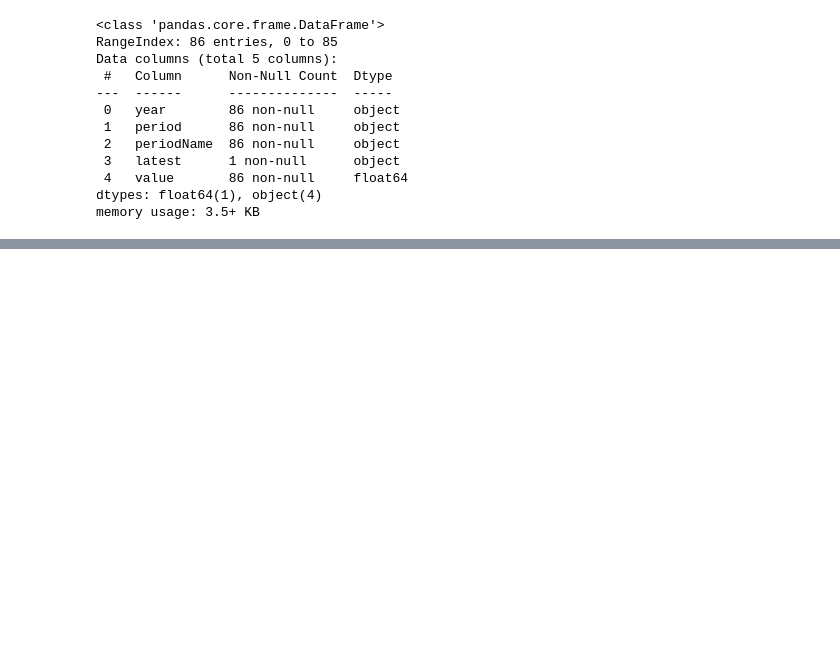
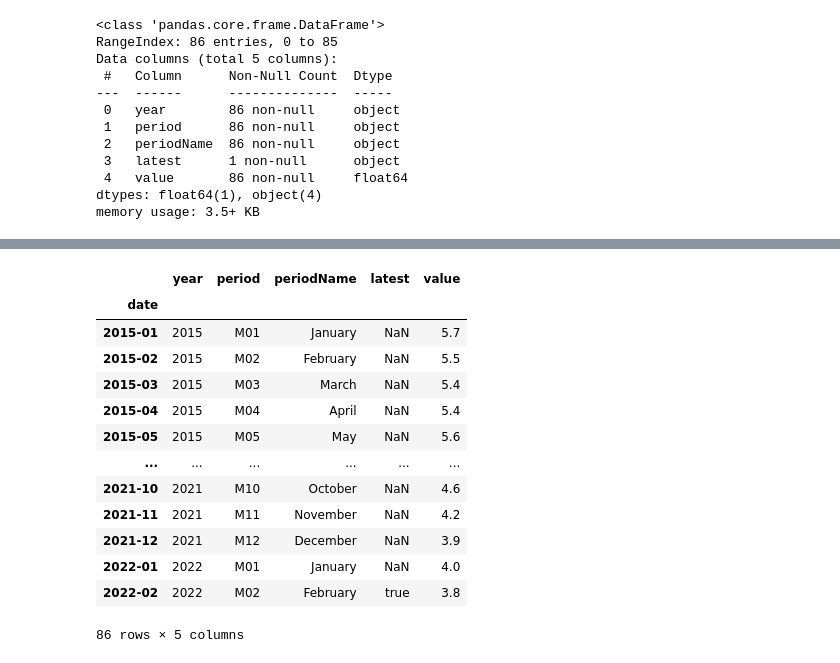
Before and after one commit to jluisjm/Paychex_revenue_forecast, a Jupyter notebook: notebooks/External_data.ipynb, the cells around one changed output, grey strips where cells are left out. Cells and saved outputs as stored; diff of their text form; code cells hidden in the pictures; blank space fills up the shorter version.

```diff
--- a/notebooks/External_data.ipynb
+++ b/notebooks/External_data.ipynb
@@ -64,0 +67,17 @@ df.value.plot()
+# %%
+df.sort_index()
+# %% [output]
+|  | year | period | periodName | latest | value |
+| date |  |  |  |  |  |
+| 2015-01 | 2015 | M01 | January | NaN | 5.7 |
+| 2015-02 | 2015 | M02 | February | NaN | 5.5 |
+| 2015-03 | 2015 | M03 | March | NaN | 5.4 |
+| 2015-04 | 2015 | M04 | April | NaN | 5.4 |
+| 2015-05 | 2015 | M05 | May | NaN | 5.6 |
+| ... | ... | ... | ... | ... | ... |
+| 2021-10 | 2021 | M10 | October | NaN | 4.6 |
+| 2021-11 | 2021 | M11 | November | NaN | 4.2 |
+| 2021-12 | 2021 | M12 | December | NaN | 3.9 |
+| 2022-01 | 2022 | M01 | January | NaN | 4.0 |
+| 2022-02 | 2022 | M02 | February | true | 3.8 |
+86 rows × 5 columns
```
Also changed, not shown: parts of 3 cells of this notebook, 2 other files.
